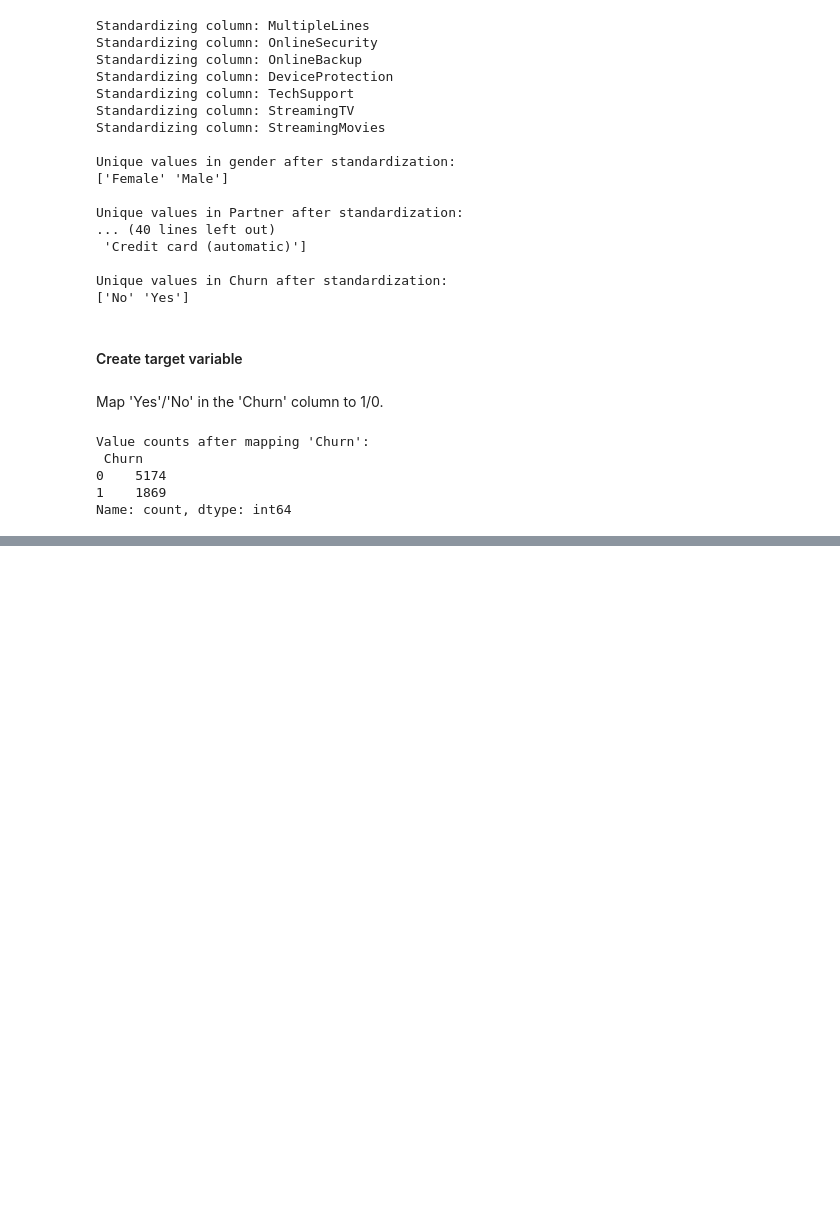
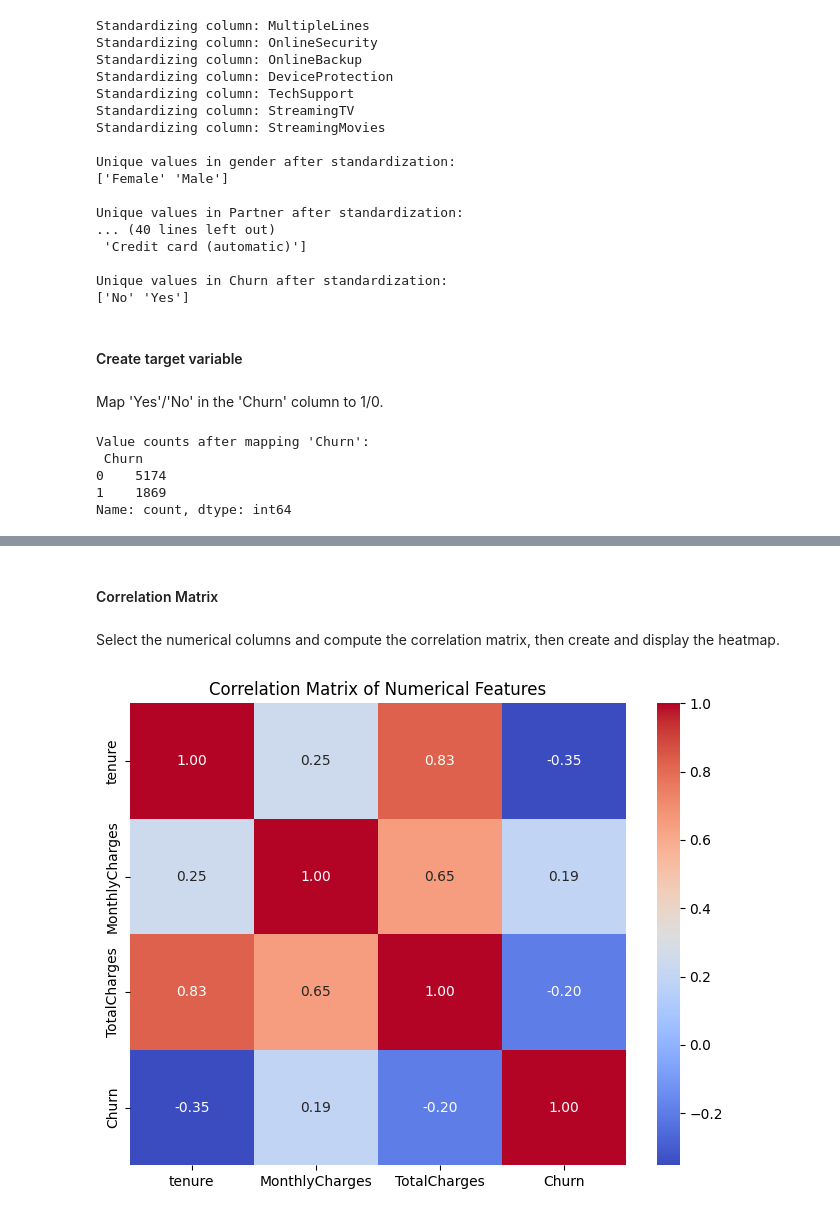
Before and after one commit to aminayusif/Retentify, a Jupyter notebook: Retentify_Customer_Retention_And_Recommendation_System.ipynb, the cells around one changed output, grey strips where cells are left out. Cells and saved outputs as stored; diff of their text form; code cells hidden in the pictures; blank space fills up the shorter version.

```diff
--- a/Retentify_Customer_Retention_And_Recommendation_System.ipynb
+++ b/Retentify_Customer_Retention_And_Recommendation_System.ipynb
@@ -166,0 +265,22 @@ Name: count, dtype: int64
+# %% [markdown]
+#### Correlation Matrix
+# %% [markdown]
+Select the numerical columns and compute the correlation matrix, then create and display the heatmap.
+# %%
+import matplotlib.pyplot as plt
+import seaborn as sns
+
+# Select the numerical columns
+numerical_cols = ['tenure', 'MonthlyCharges', 'TotalCharges', 'Churn']
+numerical_df = df[numerical_cols]
+
+# Compute the correlation matrix
+correlation_matrix = numerical_df.corr()
+
+# Create the heatmap
+plt.figure(figsize=(8, 6))
+sns.heatmap(correlation_matrix, annot=True, cmap='coolwarm', fmt=".2f")
+plt.title('Correlation Matrix of Numerical Features')
+plt.show()
+# %% [output]
+[figure, added]
```
Also changed, not shown: parts of 19 cells of this notebook.
